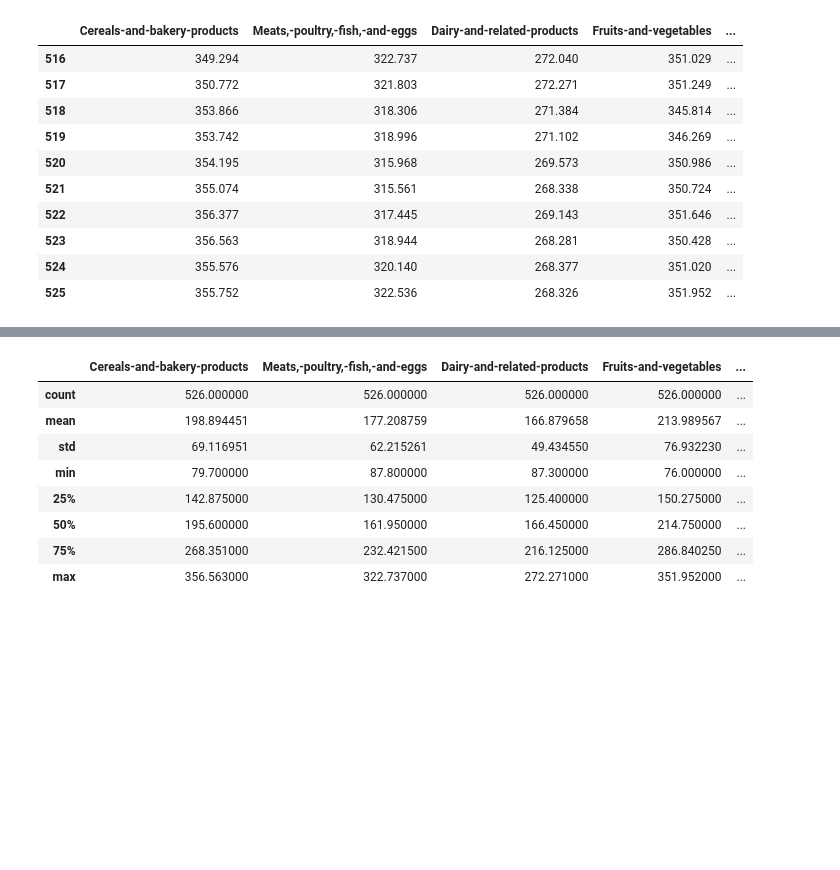
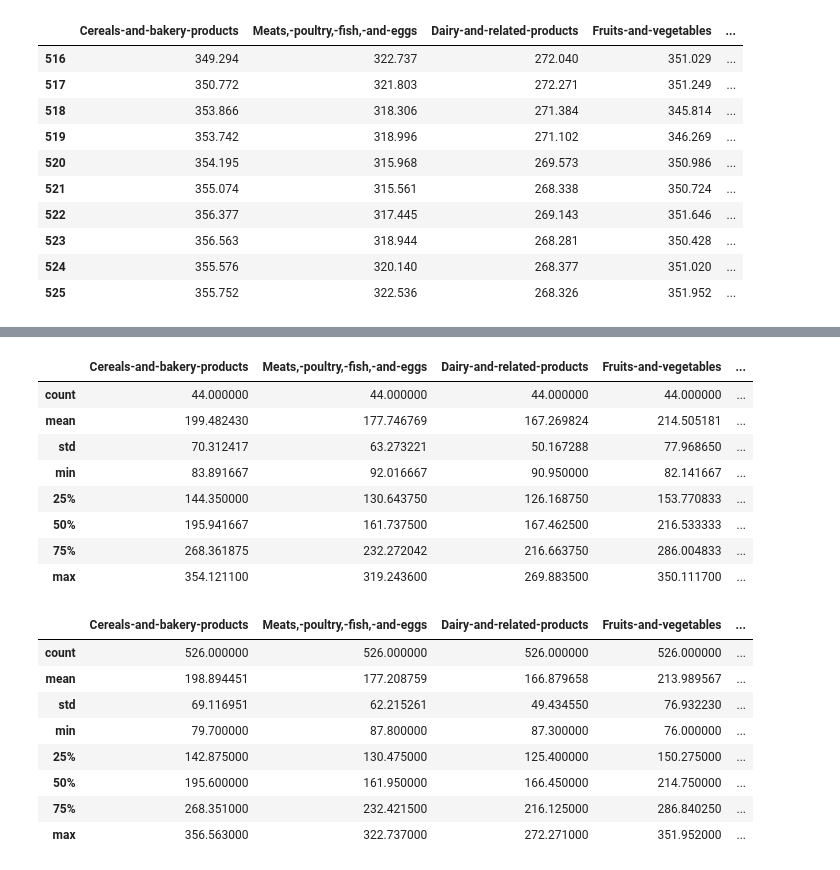
Before and after one commit to MrGoots/MachineLearning_Project, a Jupyter notebook: htmlRead_scalerTest.ipynb, the cells around one changed output, grey strips where cells are left out. Drawn from its saved outputs; the diff is of its cells as text; code cells hidden in the pictures; blank space fills up the shorter version.

```diff
--- a/htmlRead_scalerTest.ipynb
+++ b/htmlRead_scalerTest.ipynb
@@ -30,3 +87,15 @@ testData.tail(10)
+# %%
+yearGrp.describe()
+# %% [output]
+|  | Cereals-and-bakery-products | Meats,-poultry,-fish,-and-eggs | Dairy-and-related-products | Fruits-and-vegetables | ... |
+| count | 44.000000 | 44.000000 | 44.000000 | 44.000000 | ... |
+| mean | 199.482430 | 177.746769 | 167.269824 | 214.505181 | ... |
+| std | 70.312417 | 63.273221 | 50.167288 | 77.968650 | ... |
+| min | 83.891667 | 92.016667 | 90.950000 | 82.141667 | ... |
+| 25% | 144.350000 | 130.643750 | 126.168750 | 153.770833 | ... |
+| 50% | 195.941667 | 161.737500 | 167.462500 | 216.533333 | ... |
+| 75% | 268.361875 | 232.272042 | 216.663750 | 286.004833 | ... |
+| max | 354.121100 | 319.243600 | 269.883500 | 350.111700 | ... |
 # %%
 testData.describe()
 # %% [output]
```
Also changed, not shown: parts of 7 cells of this notebook, 1 other file.
